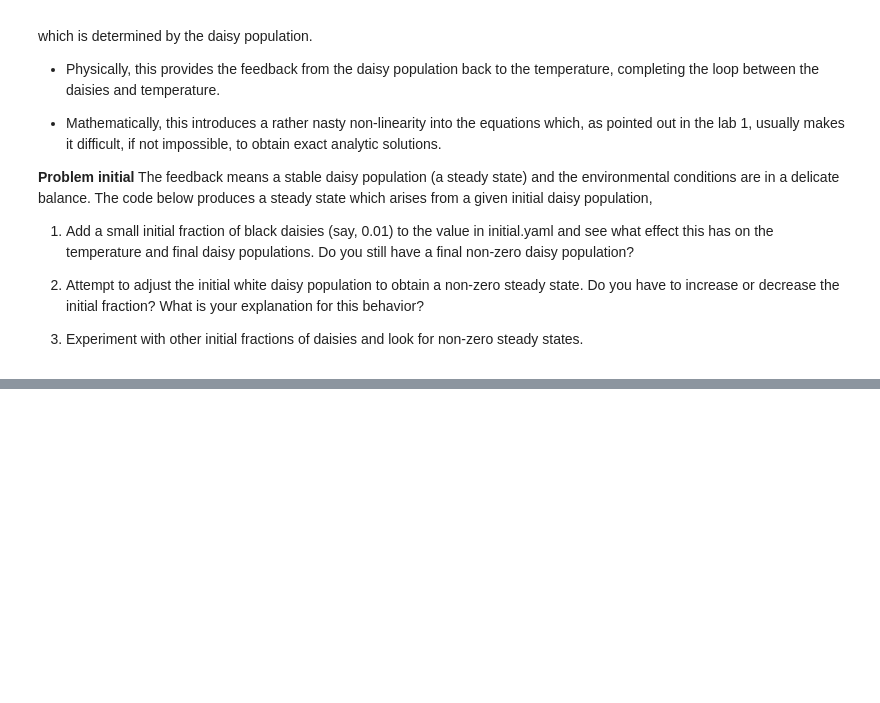
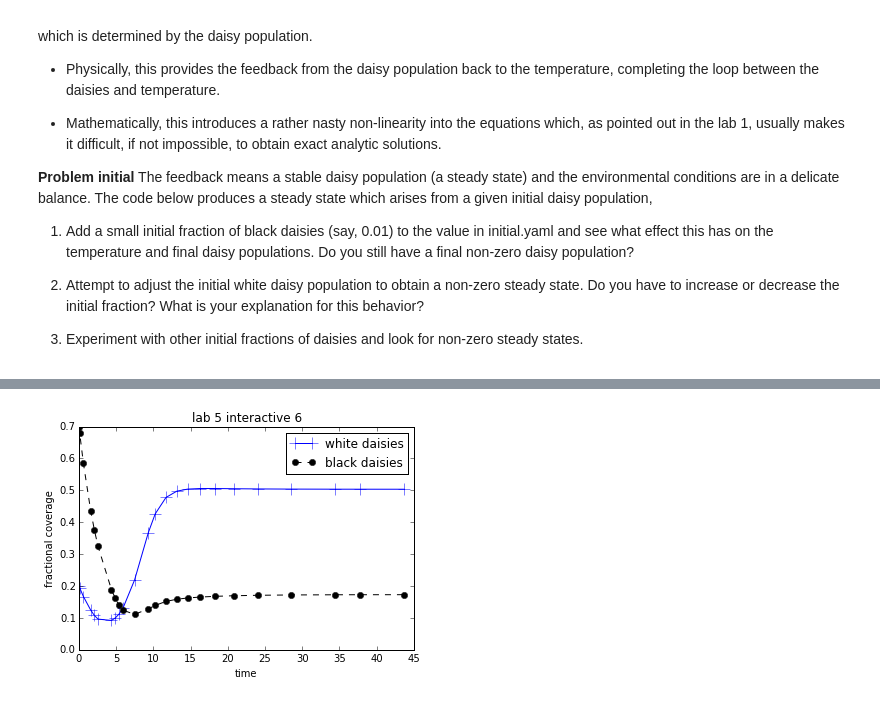
Before and after one commit to timothya87/numeric, a Jupyter notebook: lab5/lab5.ipynb, the cells around one changed output, grey strips where cells are left out. Cells and saved outputs as stored; diff of their text form; code cells hidden in the pictures; blank space fills up the shorter version.

```diff
--- a/lab5/lab5.ipynb
+++ b/lab5/lab5.ipynb
@@ -1180,0 +998,25 @@ $$T^4_e = L \frac{S_0}{4\sigma}(1-\alpha_p)$$
+# %%
+%matplotlib inline
+import matplotlib.pyplot as plt
+import pandas as pd
+
+theSolver=Integ54('adapt.yaml')
+timeVals,yVals,errorList=theSolver.timeloop5Err()
+
+yvals=pd.DataFrame.from_records(yVals,columns=['white','black'])
+
+thefig,theAx=plt.subplots(1,1)
+
+points,=theAx.plot(timeVals,yvals['white'],'-b+',label='white daisies')
+points.set_markersize(12)
+theLine1,=theAx.plot(timeVals,yvals['black'],'--ko',label='black daisies')
+theAx.set_title('lab 5 interactive 6')
+theAx.set_xlabel('time')
+theAx.set_ylabel('fractional coverage')
+out=theAx.legend(loc='best')
+
+
+# timeVals,yVals,errorList=theSolver.timeloop5fixed()
+# whiteDaisies=[frac[0] for frac in yVals]
+# %% [output]
+[figure, added]
```
Also changed, not shown: parts of 24 cells of this notebook, 10 other files.
